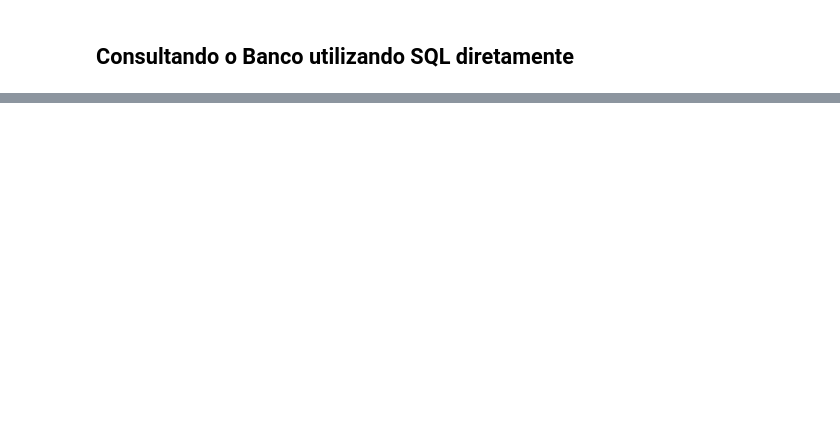
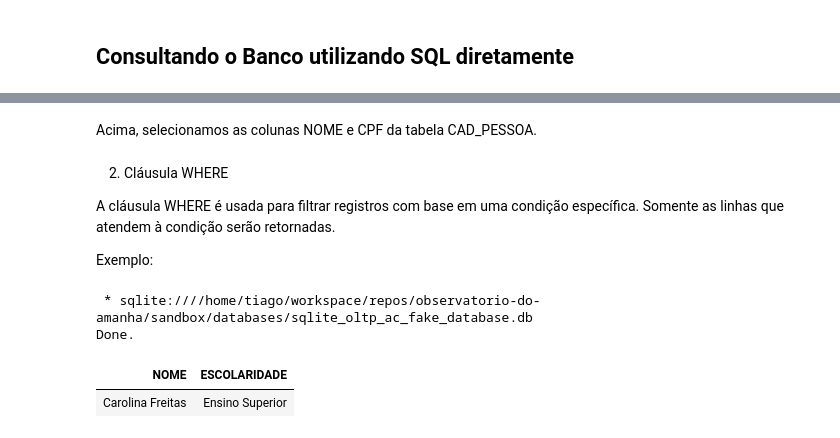
Before and after one commit to observatorio-do-amanha-ac/sandbox, a Jupyter notebook: notebooks/create_ac_fake_oltp_db.ipynb, the cells around one changed output, grey strips where cells are left out. Cells and saved outputs as stored; diff of their text form; code cells hidden in the pictures; blank space fills up the shorter version.

```diff
--- a/notebooks/create_ac_fake_oltp_db.ipynb
+++ b/notebooks/create_ac_fake_oltp_db.ipynb
@@ -645,0 +590,20 @@ Done.
+# %% [markdown]
+Acima, selecionamos as colunas NOME e CPF da tabela CAD_PESSOA.
+# %% [markdown]
+2. Cláusula WHERE
+
+A cláusula WHERE é usada para filtrar registros com base em uma condição específica. Somente as linhas que atendem à condição serão retornadas.
+
+Exemplo:
+# %%
+%%sql
+SELECT
+    NOME
+   ,ESCOLARIDADE
+FROM CAD_PESSOA
+WHERE CPF = "703.492.586-00"
+# %% [output]
+ * sqlite:////home/tiago/workspace/repos/observatorio-do-amanha/sandbox/databases/sqlite_oltp_ac_fake_database.db
+Done.
+| NOME | ESCOLARIDADE |
+| Carolina Freitas | Ensino Superior |
```
Also changed, not shown: parts of 56 cells of this notebook.
